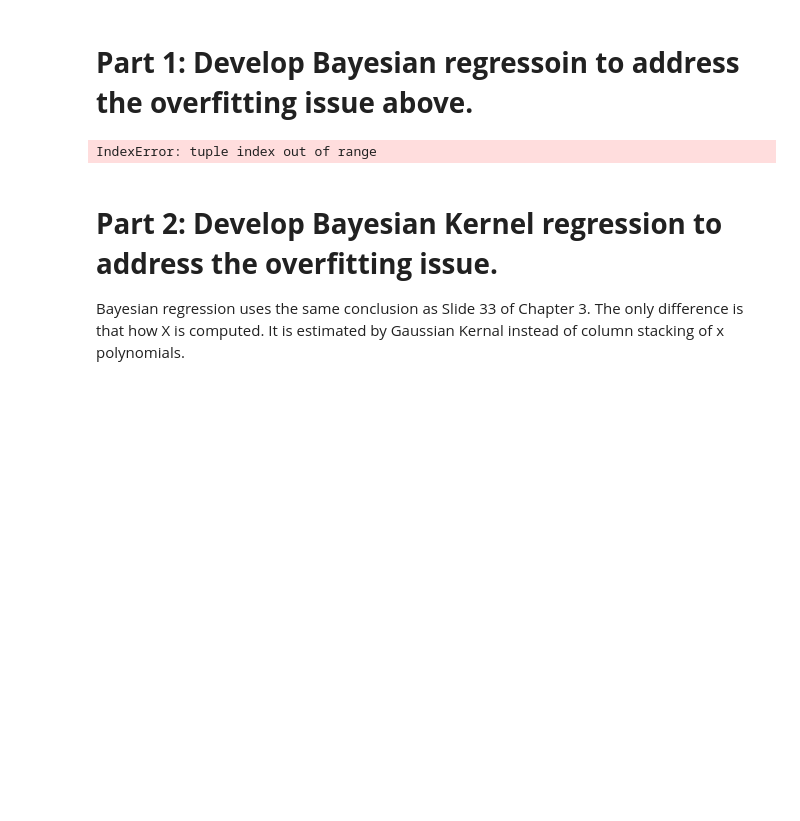
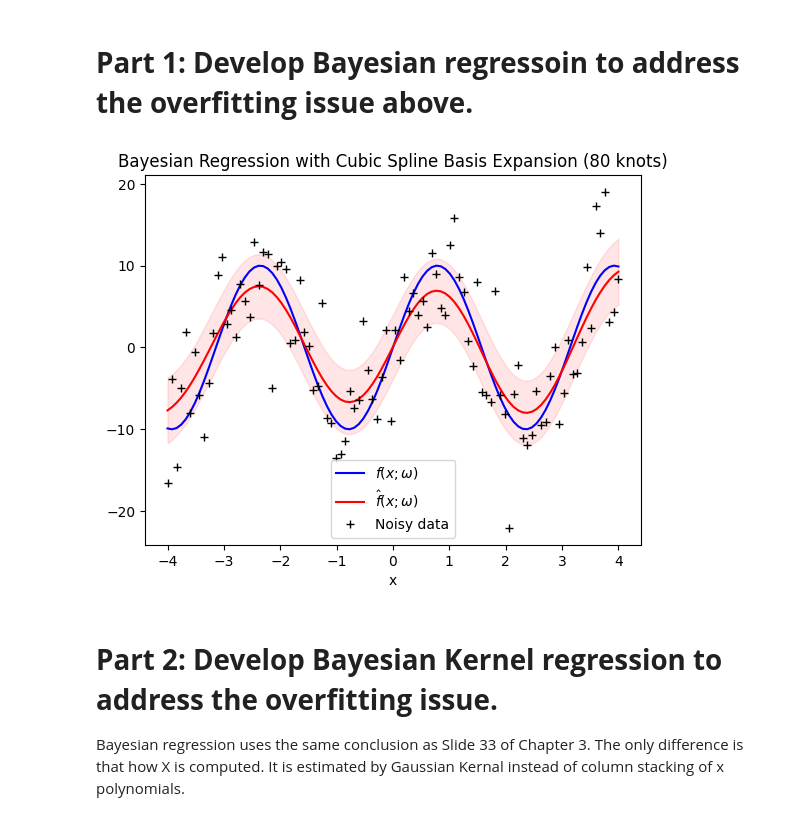
Before and after one commit to Kidkudos77/personalportfolio, a Jupyter notebook: Chapter3_Bayesian_Regression_cls.ipynb, the cells around one changed output. Saved outputs shown, nothing was run; the diff lists cells and outputs as text; code cells hidden in the pictures; blank space fills up the shorter version.

```diff
--- a/Chapter3_Bayesian_Regression_cls.ipynb
+++ b/Chapter3_Bayesian_Regression_cls.ipynb
@@ -47,35 +47,35 @@ plt.show()
 # %%
 # prior distribution of w ~ N(mu0, S0)
 
-p   =  x.shape[1] # Extract the number of dimensions. X shape 100X84. There are 84 bases in the expansion
-mu0 = np.zeros(p,1)  # zero mean
+p   =  X.shape[1] # Extract the number of dimensions. X shape 100X84. There are 84 bases in the expansion
+mu0 = np.zeros((p, 1))  # zero mean
 S0  = np.identity(p) # identity matrix scaled
 
 # In reality, we do not know the value for sigma_hat^2
 # It can only be estimated from sample variance in the earlier spline regression
 sigma2_hat = np.power(yn-y_pred,2).mean()
 # Using the conclusion on Slide 33 of Chapter 3
 S0i = np.linalg.inv(S0) # inverse of covariance S0, precision
 SigmaN = np.linalg.inv(S0i+X.T@X/sigma2_hat)
 muN = SigmaN @ (S0i@mu0 + (X.T@yn.reshape(-1,1))/sigma2_hat)
 
 # posterior predictive distribution
 # Use the results on slide 35 below (3.22)
 y_pred_b = (X@muN).flatten() # convert from 2D array- column vector to 1D- row vector to match size with other vectors
 y_sig2 = sigma2_hat + np.diag(X@SigmaN@X.T)
 
 ci = 1.96 * np.sqrt(y_sig2)
 
 plt.plot(x, y, 'b', label="$f(x;\omega)$")
 plt.plot(x, y_pred_b, 'r', label="$\hat{f}(x;\omega)$")
 plt.plot(x, yn, 'k+', label="Noisy data")
 plt.fill_between(x, (y_pred_b-ci), (y_pred_b+ci), color='red', alpha=0.1)
 plt.xlabel('x')
 plt.title('Bayesian Regression with Cubic Spline Basis Expansion (80 knots)')
 plt.legend()
 plt.show()
 # %% [output]
-IndexError: tuple index out of range
+[figure, added]
 # %% [markdown]
 # **Part 2: Develop Bayesian Kernel regression to address the overfitting issue.**
 Bayesian regression uses the same conclusion as Slide 33 of Chapter 3. The only difference is that how X is computed. It is estimated by Gaussian Kernal instead of column stacking of x polynomials.
```
Also changed, not shown: parts of 2 cells of this notebook.
